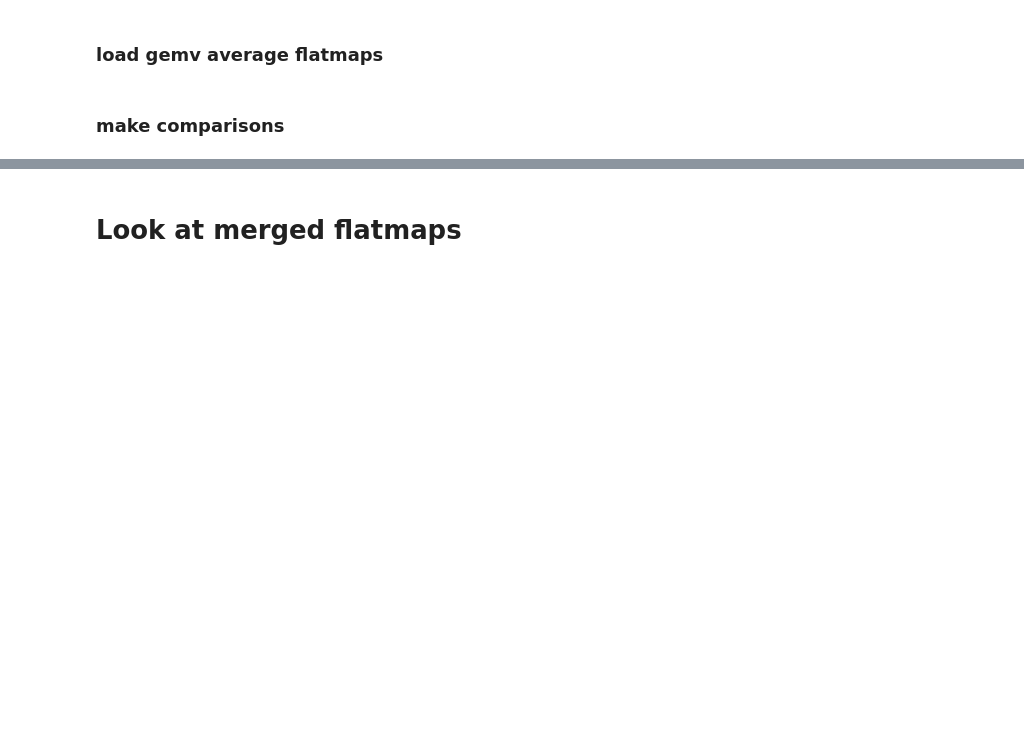
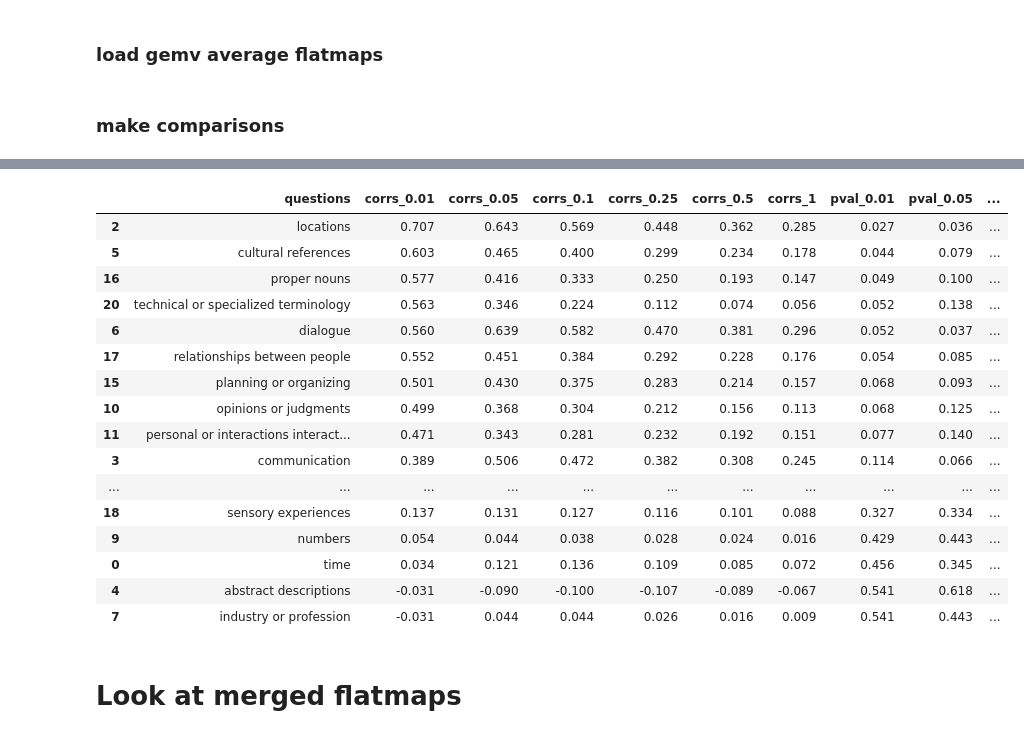
Before and after one commit to csinva/fmri, a Jupyter notebook: notebooks_gpt4/05_gemv_compare.ipynb, the cells around one changed output, grey strips where cells are left out. Drawn from its saved outputs; the diff is of its cells as text; code cells hidden in the pictures; blank space fills up the shorter version.

Commit message:
add eng1000-based pvals

```diff
--- a/notebooks_gpt4/05_gemv_compare.ipynb
+++ b/notebooks_gpt4/05_gemv_compare.ipynb
@@ -180,0 +184,2 @@ lens [1, 1, 1, 1, 1, 1, 1, 1, 1, 1, 1, 1, 1, 1, 1, 1, 1, 1, 1, 1, 1, 1, 1, 1, 1,
+# %%
+corrs_df = pd.DataFrame(corrs_df_dict)
@@ -181,3 +192,44 @@ lens [1, 1, 1, 1, 1, 1, 1, 1, 1, 1, 1, 1, 1, 1, 1, 1, 1, 1, 1, 1, 1, 1, 1, 1, 1,
+# %%
+eng1000 = joblib.load(
+    join(PROCESSED_DIR, subject.replace('UT', ''), 'eng1000_weights.pkl'))
+masks_eng1000 = [
+    np.abs(eng1000[i_]) >= np.percentile(
+        np.abs(eng1000[i_]), 100 * (1 - frac_voxels_to_keep))
+    for i_ in range(eng1000.shape[0])
+]
+# %%
+for frac_voxels_to_keep in tqdm(frac_voxels_to_keep_list):
+    pvals = []
+    for i in range(len(flatmaps_qa)):
+        corrs_perm_eng1000 = np.array(flatmaps_gemv)[
+            :, masks_eng1000[i]] @ eng1000[:, masks_eng1000[i]].T
+        pvals.append((corrs_perm_eng1000 >
+                     corrs_df[f'corrs_{frac_voxels_to_keep}'].values[i]).mean())
+
+    # get what fraction of 'corrs_perm_eng1000' column is greater than 'corrs'
+    corrs_df[f'pval_{frac_voxels_to_keep}'] = pvals
+# %%
+# format scientific notation
+corrs_df.sort_values(
+    by='pval_0.01').style.background_gradient().format(precision=3)
+# %% [output]
+|  | questions | corrs_0.01 | corrs_0.05 | corrs_0.1 | corrs_0.25 | corrs_0.5 | corrs_1 | pval_0.01 | pval_0.05 | ... |
+| 2 | locations | 0.707 | 0.643 | 0.569 | 0.448 | 0.362 | 0.285 | 0.027 | 0.036 | ... |
+| 5 | cultural references | 0.603 | 0.465 | 0.400 | 0.299 | 0.234 | 0.178 | 0.044 | 0.079 | ... |
+| 16 | proper nouns | 0.577 | 0.416 | 0.333 | 0.250 | 0.193 | 0.147 | 0.049 | 0.100 | ... |
+| 20 | technical or specialized terminology | 0.563 | 0.346 | 0.224 | 0.112 | 0.074 | 0.056 | 0.052 | 0.138 | ... |
+| 6 | dialogue | 0.560 | 0.639 | 0.582 | 0.470 | 0.381 | 0.296 | 0.052 | 0.037 | ... |
+| 17 | relationships between people | 0.552 | 0.451 | 0.384 | 0.292 | 0.228 | 0.176 | 0.054 | 0.085 | ... |
+| 15 | planning or organizing | 0.501 | 0.430 | 0.375 | 0.283 | 0.214 | 0.157 | 0.068 | 0.093 | ... |
+| 10 | opinions or judgments | 0.499 | 0.368 | 0.304 | 0.212 | 0.156 | 0.113 | 0.068 | 0.125 | ... |
+| 11 | personal or interactions interact... | 0.471 | 0.343 | 0.281 | 0.232 | 0.192 | 0.151 | 0.077 | 0.140 | ... |
+| 3 | communication | 0.389 | 0.506 | 0.472 | 0.382 | 0.308 | 0.245 | 0.114 | 0.066 | ... |
+| ... | ... | ... | ... | ... | ... | ... | ... | ... | ... | ... |
+| 18 | sensory experiences | 0.137 | 0.131 | 0.127 | 0.116 | 0.101 | 0.088 | 0.327 | 0.334 | ... |
+| 9 | numbers | 0.054 | 0.044 | 0.038 | 0.028 | 0.024 | 0.016 | 0.429 | 0.443 | ... |
+| 0 | time | 0.034 | 0.121 | 0.136 | 0.109 | 0.085 | 0.072 | 0.456 | 0.345 | ... |
+| 4 | abstract descriptions | -0.031 | -0.090 | -0.100 | -0.107 | -0.089 | -0.067 | 0.541 | 0.618 | ... |
+| 7 | industry or profession | -0.031 | 0.044 | 0.044 | 0.026 | 0.016 | 0.009 | 0.541 | 0.443 | ... |
 # %% [markdown]
 # Look at merged flatmaps
 # %%
```
Also changed, not shown: parts of 2 cells of this notebook, 2 other files.
